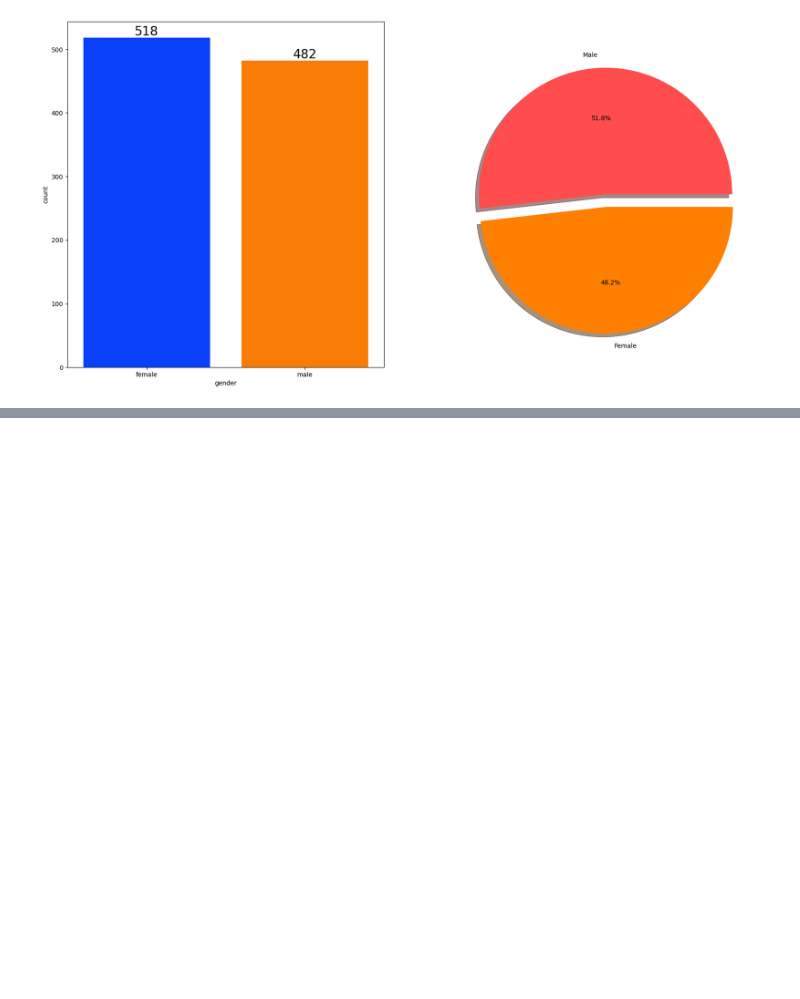
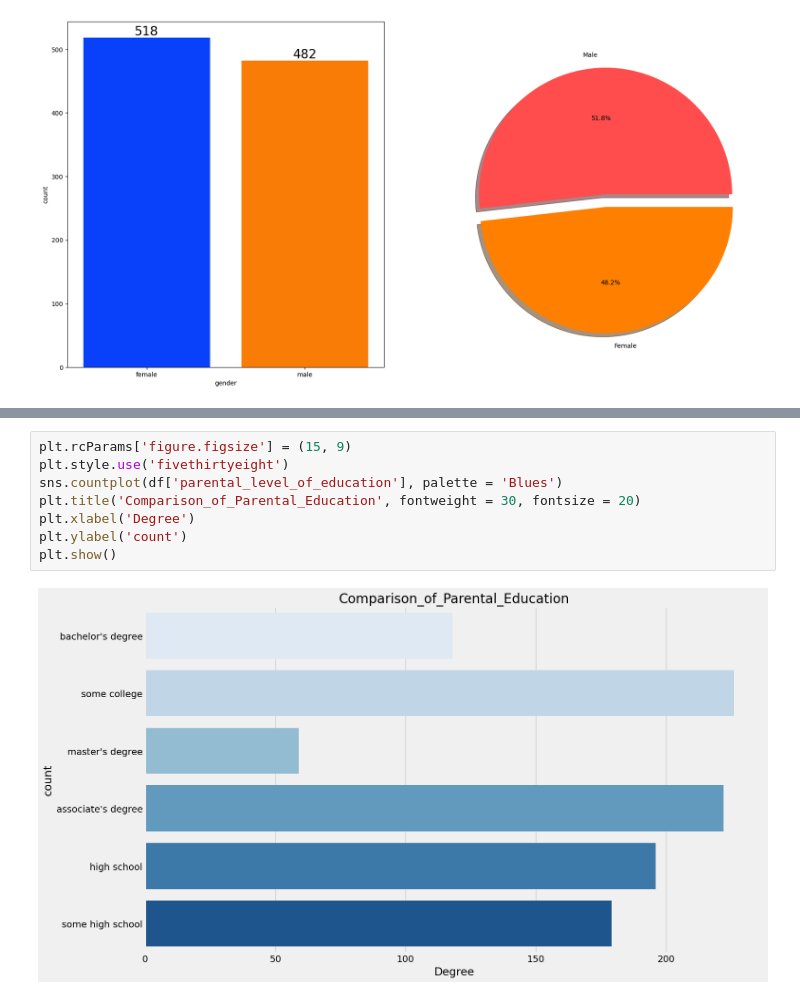
Before and after one commit to vaibhav09170/MLproject, a Jupyter notebook: notebook/EDA.ipynb, the cells around one changed output, grey strips where cells are left out. Saved outputs shown, nothing was run; the diff lists cells and outputs as text; blank space fills up the shorter version.

```diff
--- a/notebook/EDA.ipynb
+++ b/notebook/EDA.ipynb
@@ -341,0 +350,10 @@ plt.show()
+# %%
+plt.rcParams['figure.figsize'] = (15, 9)
+plt.style.use('fivethirtyeight')
+sns.countplot(df['parental_level_of_education'], palette = 'Blues')
+plt.title('Comparison_of_Parental_Education', fontweight = 30, fontsize = 20)
+plt.xlabel('Degree')
+plt.ylabel('count')
+plt.show()
+# %% [output]
+[figure, added]
```
Also changed, not shown: parts of 8 cells of this notebook, 5 other files.
